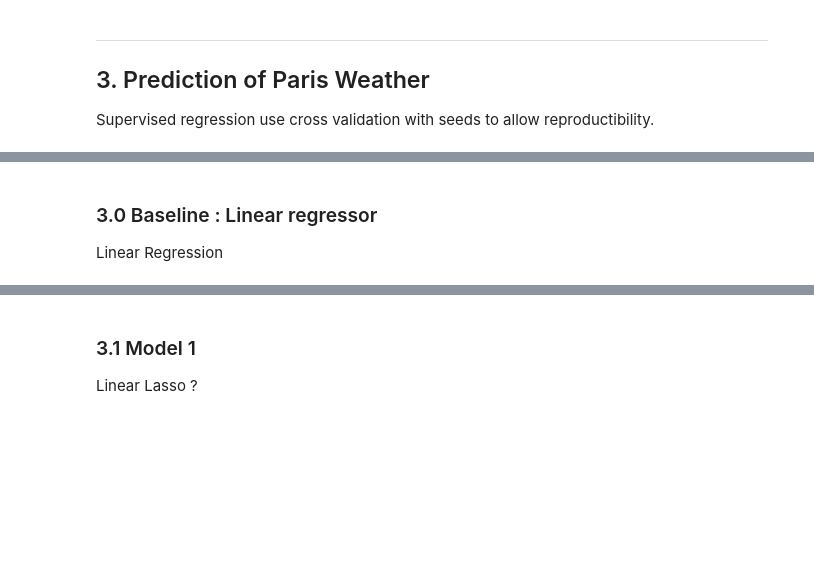
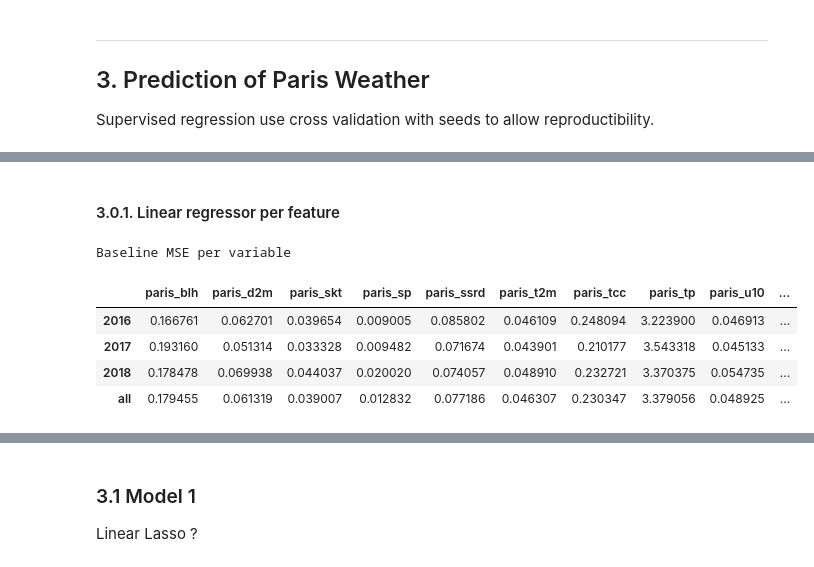
Before and after one commit to waddason/ML_ClimateEnergy_project2024, a Jupyter notebook: Main.ipynb, the cells around one changed output, grey strips where cells are left out. Cells and saved outputs as stored; diff of their text form; code cells hidden in the pictures; blank space fills up the shorter version.

```diff
--- a/Main.ipynb
+++ b/Main.ipynb
@@ -378,3 +388,46 @@ use cross validation with seeds to allow reproductibility.
 # %% [markdown]
-### 3.0 Baseline : Linear regressor
-Linear Regression
+#### 3.0.1. Linear regressor per feature
+# %%
+# Baseline model: Linear regression for each variable
+target_variables_names = list(y_train_rn.keys())
+
+# Create a linear regression model for each variable
+models_per_variable = {}
+baseline_mse_per_variable = {}
+for variable in target_variables_names:
+    variable_name = variable.split("_")[1]
+    model = LinearRegression()
+    # Select only the corresponding columns
+    related_columns = [col for col in X_train_rn.columns if variable_name in col]
+    # print(f"Variable: {variable}, related columns: {related_columns}")
+    model.fit(X_train_rn[related_columns], y_train_rn[variable])
+    # print(f"Model fitted for {variable}:{model.coef_}")
+    models_per_variable[variable] = model
+    baseline_mse_per_variable[variable] = []
+    # Evaluate per test year (set validation appart)
+    for year in [2016, 2017, 2018]:
+        y_pred = model.predict(
+            X_test_rn[related_columns].iloc[
+                X_test_rn[related_columns].index.year == year
+            ]
+        )
+        mse = mean_squared_error(
+            y_test_rn[variable].iloc[y_test_rn[variable].index.year == year], y_pred
+        )
+        baseline_mse_per_variable[variable].append(mse)
+    # Evaluate for all years
+    y_pred = model.predict(X_test_rn[related_columns])
+    mse = mean_squared_error(y_test_rn[variable], y_pred)
+    baseline_mse_per_variable[variable].append(mse)
+
+# load into a dataframe
+print("Baseline MSE per variable")
+baseline_df = pd.DataFrame(baseline_mse_per_variable, index=[2016, 2017, 2018, "all"])
+baseline_df.style.background_gradient(cmap="RdYlGn_r")
+# %% [output]
+Baseline MSE per variable
+|  | paris_blh | paris_d2m | paris_skt | paris_sp | paris_ssrd | paris_t2m | paris_tcc | paris_tp | paris_u10 | ... |
+| 2016 | 0.166761 | 0.062701 | 0.039654 | 0.009005 | 0.085802 | 0.046109 | 0.248094 | 3.223900 | 0.046913 | ... |
+| 2017 | 0.193160 | 0.051314 | 0.033328 | 0.009482 | 0.071674 | 0.043901 | 0.210177 | 3.543318 | 0.045133 | ... |
+| 2018 | 0.178478 | 0.069938 | 0.044037 | 0.020020 | 0.074057 | 0.048910 | 0.232721 | 3.370375 | 0.054735 | ... |
+| all | 0.179455 | 0.061319 | 0.039007 | 0.012832 | 0.077186 | 0.046307 | 0.230347 | 3.379056 | 0.048925 | ... |
```
Also changed, not shown: parts of 9 cells of this notebook, 4 other files.
